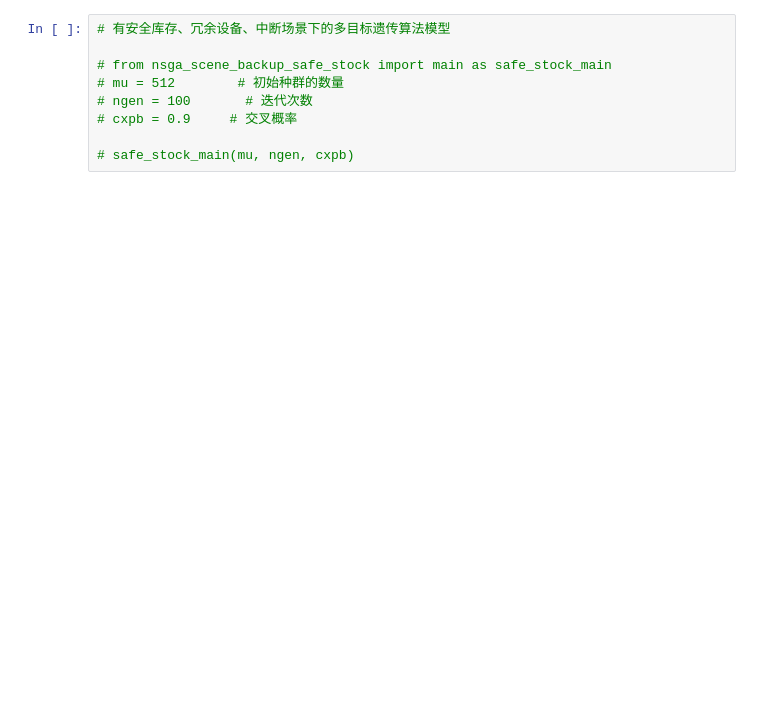
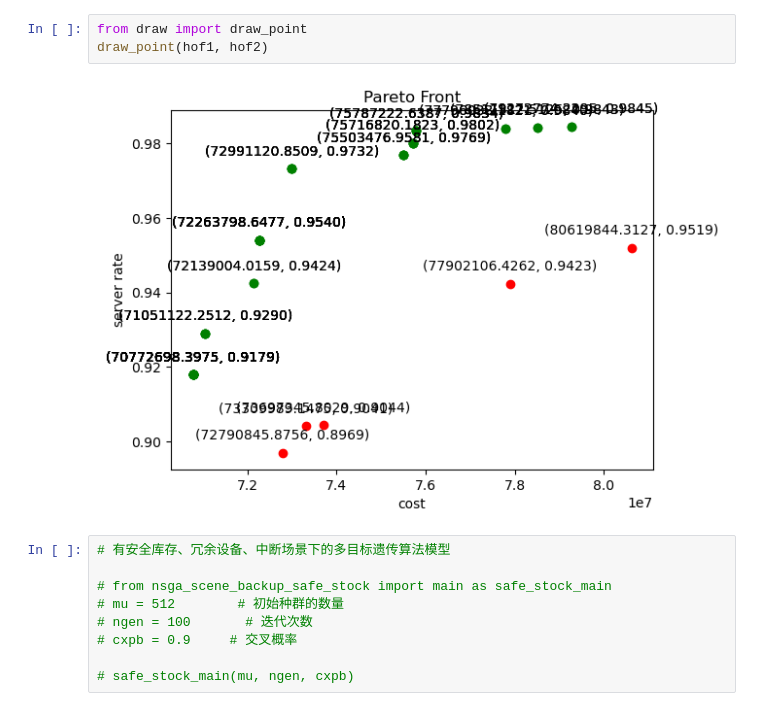
Before and after one commit to xianthLi/paper_ga, a Jupyter notebook: result.ipynb, the cells around one changed output. Drawn from its saved outputs; the diff is of its cells as text; blank space fills up the shorter version.

```diff
--- a/result.ipynb
+++ b/result.ipynb
@@ -153,3 +107,8 @@ with fitness: (34433506.56701941, 0.80956678700361)
+# %%
+from draw import draw_point
+draw_point(hof1, hof2)
+# %% [output]
+[figure, added]
 # %%
 # 有安全库存、冗余设备、中断场景下的多目标遗传算法模型
 
```
Also changed, not shown: parts of 4 cells of this notebook, 4 other files.
